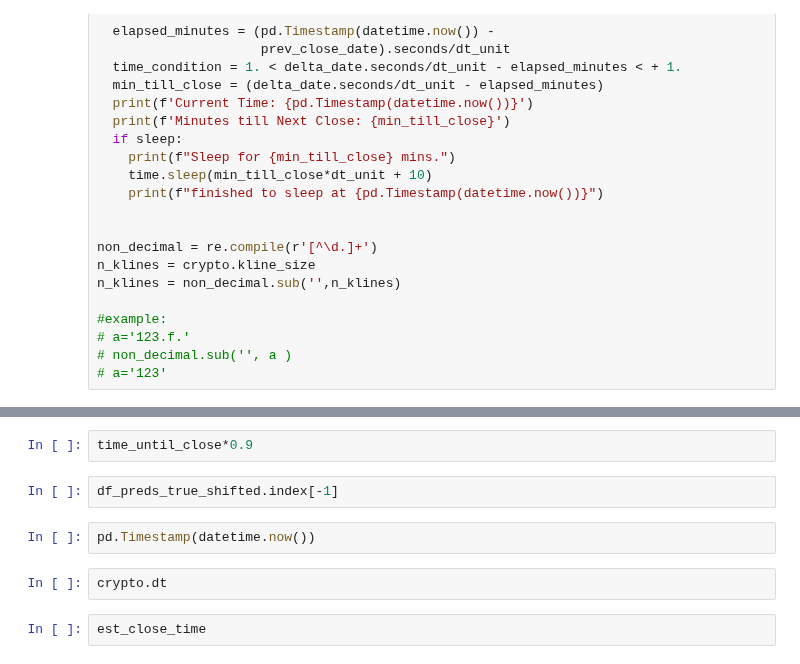
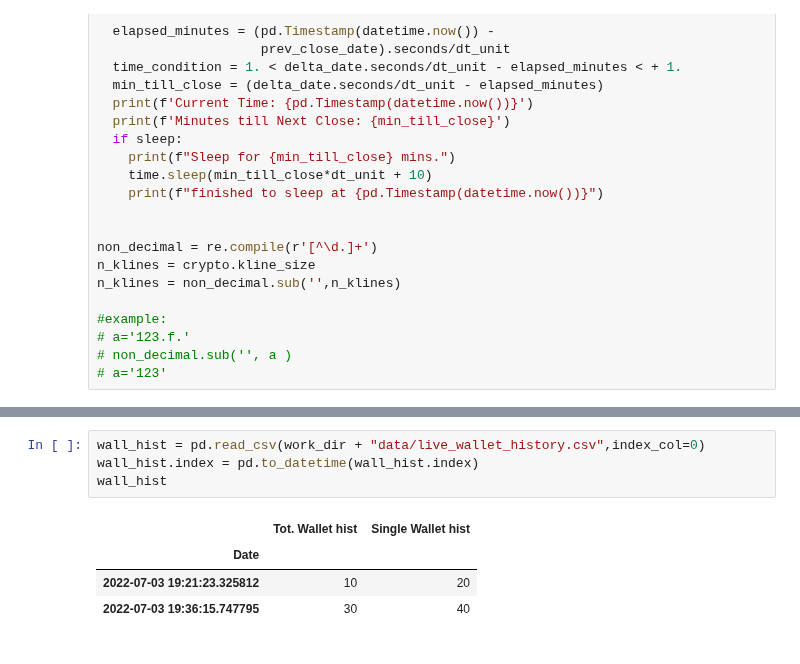
Before and after one commit to gabriele16/sats4u, a Jupyter notebook: colab/LSTM-CNN-BitCoin-Test-Trade.ipynb, the cells around one changed output, grey strips where cells are left out. Drawn from its saved outputs; the diff is of its cells as text.

Commit message:
live trading first testing in progress

```diff
--- a/colab/LSTM-CNN-BitCoin-Test-Trade.ipynb
+++ b/colab/LSTM-CNN-BitCoin-Test-Trade.ipynb
@@ -440,10 +433,9 @@ time_until_close.seconds/crypto.dt 8.266666666666667
-# %%
-time_until_close*0.9
-# %%
-df_preds_true_shifted.index[-1]
-# %%
-pd.Timestamp(datetime.now())
-# %%
-crypto.dt
-# %%
-est_close_time
+# %%
+wall_hist = pd.read_csv(work_dir + "data/live_wallet_history.csv",index_col=0)
+wall_hist.index = pd.to_datetime(wall_hist.index)
+wall_hist
+# %% [output]
+|  | Tot. Wallet hist | Single Wallet hist |
+| Date |  |  |
+| 2022-07-03 19:21:23.325812 | 10 | 20 |
+| 2022-07-03 19:36:15.747795 | 30 | 40 |
```
Also changed, not shown: parts of 11 cells of this notebook, 2 other files.
